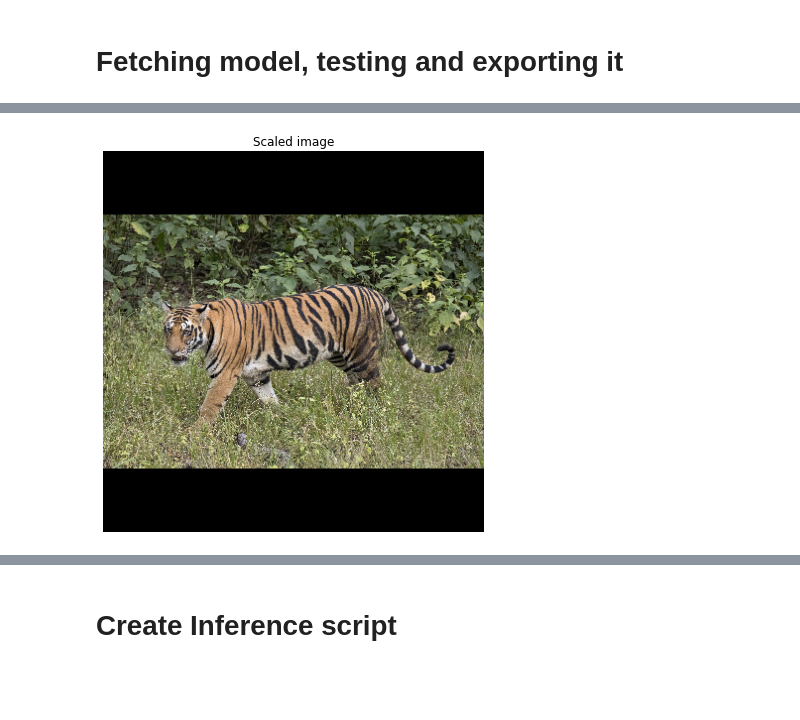
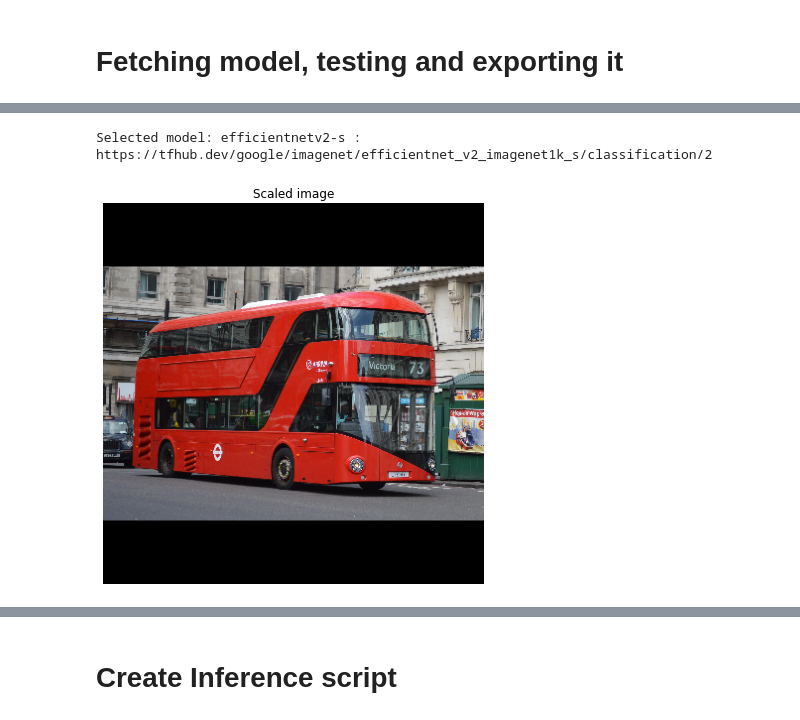
Before and after one commit to PacktPublishing/Accelerate-Deep-Learning-Workloads-with-Amazon-SageMaker, a Jupyter notebook: chapter9/1_TensorFlow_Serving.ipynb, the cells around one changed output, grey strips where cells are left out. Saved outputs shown, nothing was run; the diff lists cells and outputs as text; code cells hidden in the pictures; blank space fills up the shorter version.

```diff
--- a/chapter9/1_TensorFlow_Serving.ipynb
+++ b/chapter9/1_TensorFlow_Serving.ipynb
@@ -229,38 +86,69 @@ Images will be converted to 384x384
+# %%
+dynamic_size = False
+
+model_name = "efficientnetv2-s"
+model_handle = "https://tfhub.dev/google/imagenet/efficientnet_v2_imagenet1k_s/classification/2"
+image_size = 384
+
+print(f"Selected model: {model_name} : {model_handle}")
+
+
+max_dynamic_size = 512
+#if model_name in model_image_size_map:
+#  image_size = model_image_size_map[model_name]
+#  dynamic_size = False
+#  print(f"Images will be converted to {image_size}x{image_size}")
+#else:
+#  dynamic_size = True
+#  print(f"Images will be capped to a max size of {max_dynamic_size}x{max_dynamic_size}")
+
+labels_file = "https://storage.googleapis.com/download.tensorflow.org/data/ImageNetLabels.txt"
+
+#download labels and creates a maps
+downloaded_file = tf.keras.utils.get_file("labels.txt", origin=labels_file)
+
+classes = []
+
+with open(downloaded_file) as f:
+  labels = f.readlines()
+  classes = [l.strip() for l in labels]
+# %% [output]
+Selected model: efficientnetv2-s : https://tfhub.dev/google/imagenet/efficientnet_v2_imagenet1k_s/classification/2
 # %%
-image_name = "tiger" # @param ['tiger', 'bus', 'car', 'cat', 'dog', 'apple', 'banana', 'turtle', 'flamingo', 'piano', 'honeycomb', 'teapot']
+image_name = "bus" # @param ['tiger', 'bus', 'car', 'cat', 'dog', 'apple', 'banana', 'turtle', 'flamingo', 'piano', 'honeycomb', 'teapot']
 
 images_for_test_map = {
     "tiger": "https://upload.wikimedia.org/wikipedia/commons/b/b0/Bengal_tiger_%28Panthera_tigris_tigris%29_female_3_crop.jpg",
     #by Charles James Sharp, CC BY-SA 4.0 <https://creativecommons.org/licenses/by-sa/4.0>, via Wikimedia Commons
     "bus": "https://upload.wikimedia.org/wikipedia/commons/6/63/LT_471_%28LTZ_1471%29_Arriva_London_New_Routemaster_%2819522859218%29.jpg",
     #by Martin49 from London, England, CC BY 2.0 <https://creativecommons.org/licenses/by/2.0>, via Wikimedia Commons
     "car": "https://upload.wikimedia.org/wikipedia/commons/4/49/2013-2016_Toyota_Corolla_%28ZRE172R%29_SX_sedan_%282018-09-17%29_01.jpg",
     #by EurovisionNim, CC BY-SA 4.0 <https://creativecommons.org/licenses/by-sa/4.0>, via Wikimedia Commons
     "cat": "https://upload.wikimedia.org/wikipedia/commons/4/4d/Cat_November_2010-1a.jpg",
     #by Alvesgaspar, CC BY-SA 3.0 <https://creativecommons.org/licenses/by-sa/3.0>, via Wikimedia Commons
     "dog": "https://upload.wikimedia.org/wikipedia/commons/archive/a/a9/20090914031557%21Saluki_dog_breed.jpg",
     #by Craig Pemberton, CC BY-SA 3.0 <https://creativecommons.org/licenses/by-sa/3.0>, via Wikimedia Commons
     "apple": "https://upload.wikimedia.org/wikipedia/commons/1/15/Red_Apple.jpg",
     #by Abhijit Tembhekar from Mumbai, India, CC BY 2.0 <https://creativecommons.org/licenses/by/2.0>, via Wikimedia Commons
     "banana": "https://upload.wikimedia.org/wikipedia/commons/1/1c/Bananas_white_background.jpg",
     #by fir0002  flagstaffotos [at] gmail.com       Canon 20D + Tamron 28-75mm f/2.8, GFDL 1.2 <http://www.gnu.org/licenses/old-licenses/fdl-1.2.html>, via Wikimedia Commons
     "turtle": "https://upload.wikimedia.org/wikipedia/commons/8/80/Turtle_golfina_escobilla_oaxaca_mexico_claudio_giovenzana_2010.jpg",
     #by Claudio Giovenzana, CC BY-SA 3.0 <https://creativecommons.org/licenses/by-sa/3.0>, via Wikimedia Commons
     "flamingo": "https://upload.wikimedia.org/wikipedia/commons/b/b8/James_Flamingos_MC.jpg",
     #by Christian Mehlführer, User:Chmehl, CC BY 3.0 <https://creativecommons.org/licenses/by/3.0>, via Wikimedia Commons
     "piano": "https://upload.wikimedia.org/wikipedia/commons/d/da/Steinway_%26_Sons_upright_piano%2C_model_K-132%2C_manufactured_at_Steinway%27s_factory_in_Hamburg%2C_Germany.png",
     #by "Photo: © Copyright Steinway & Sons", CC BY-SA 3.0 <https://creativecommons.org/licenses/by-sa/3.0>, via Wikimedia Commons
     "honeycomb": "https://upload.wikimedia.org/wikipedia/commons/f/f7/Honey_comb.jpg",
     #by Merdal, CC BY-SA 3.0 <http://creativecommons.org/licenses/by-sa/3.0/>, via Wikimedia Commons
     "teapot": "https://upload.wikimedia.org/wikipedia/commons/4/44/Black_tea_pot_cropped.jpg",
     #by Mendhak, CC BY-SA 2.0 <https://creativecommons.org/licenses/by-sa/2.0>, via Wikimedia Commons
 }
 
 img_url = images_for_test_map[image_name]
 image, original_image = load_image(img_url, image_size, dynamic_size, max_dynamic_size)
 show_image(image, 'Scaled image')
 # %% [output]
-[figure, old version]
+[figure, new version]
 # %%
 classifier = hub.load(model_handle)
 
```
Also changed, not shown: parts of 14 cells of this notebook, 1 other file.
